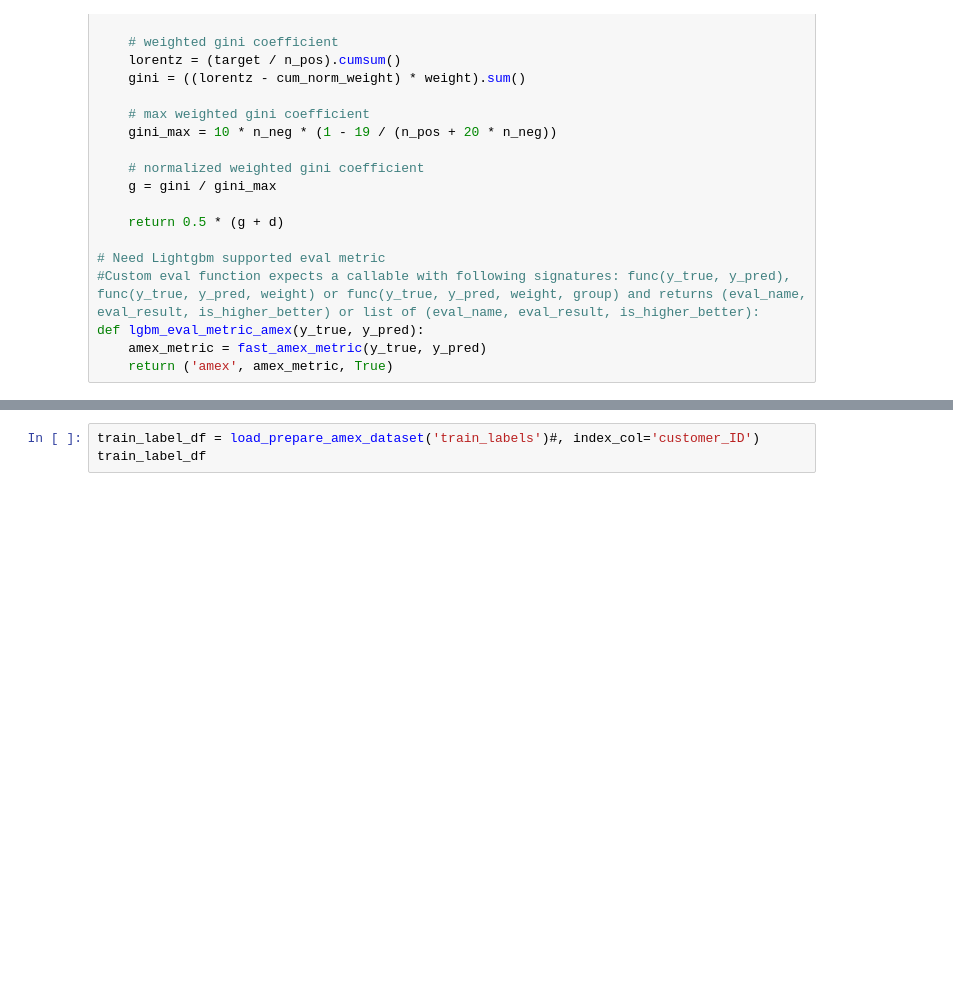
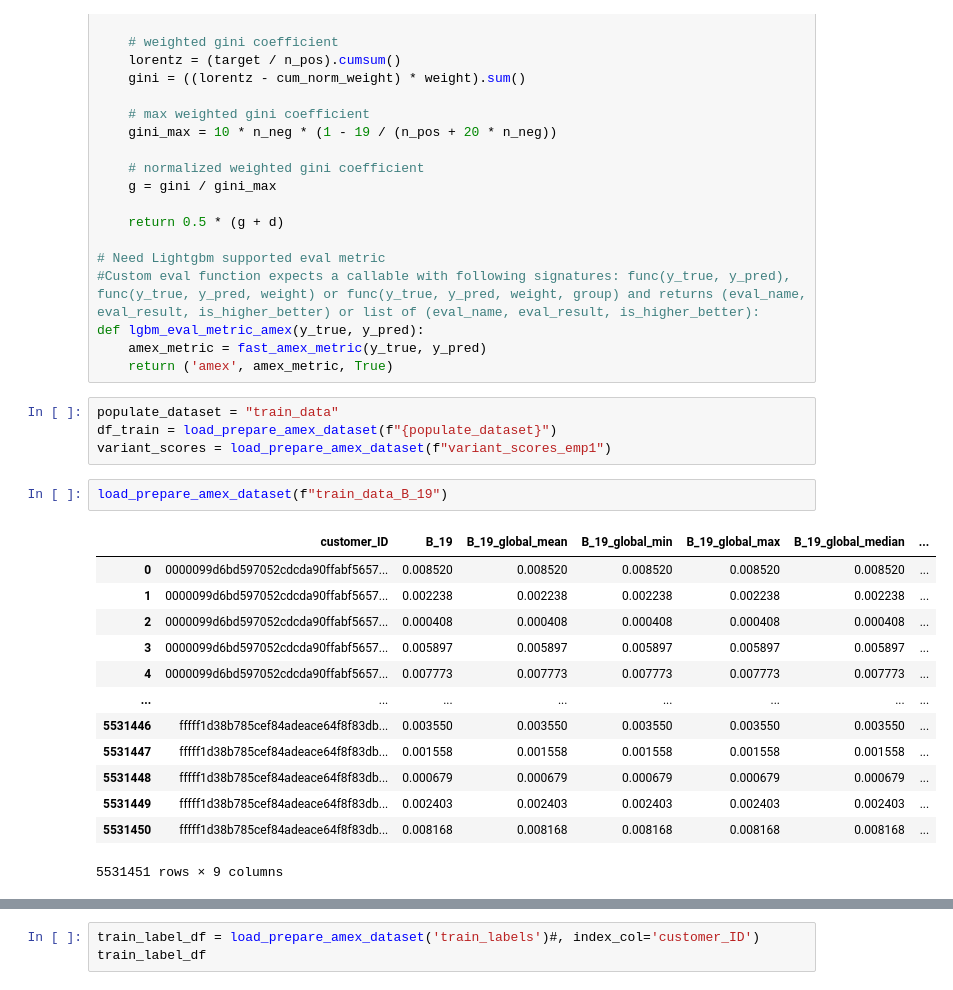
Before and after one commit to binarysentient/kaggle-binarysentient, a Jupyter notebook: amex-default-prediction/impute_insanity_amex_default.ipynb, the cells around one changed output, grey strips where cells are left out. Saved outputs shown, nothing was run; the diff lists cells and outputs as text; blank space fills up the shorter version.

```diff
--- a/amex-default-prediction/impute_insanity_amex_default.ipynb
+++ b/amex-default-prediction/impute_insanity_amex_default.ipynb
@@ -170,3 +159,23 @@ def fast_amex_metric(y_true: np.array, y_pred: np.array) -> float:
 def lgbm_eval_metric_amex(y_true, y_pred):
     amex_metric = fast_amex_metric(y_true, y_pred)
     return ('amex', amex_metric, True)
+# %%
+populate_dataset = "train_data"
+df_train = load_prepare_amex_dataset(f"{populate_dataset}")
+variant_scores = load_prepare_amex_dataset(f"variant_scores_emp1")
+# %%
+load_prepare_amex_dataset(f"train_data_B_19")
+# %% [output]
+|  | customer_ID | B_19 | B_19_global_mean | B_19_global_min | B_19_global_max | B_19_global_median | ... |
+| 0 | 0000099d6bd597052cdcda90ffabf5657... | 0.008520 | 0.008520 | 0.008520 | 0.008520 | 0.008520 | ... |
+| 1 | 0000099d6bd597052cdcda90ffabf5657... | 0.002238 | 0.002238 | 0.002238 | 0.002238 | 0.002238 | ... |
+| 2 | 0000099d6bd597052cdcda90ffabf5657... | 0.000408 | 0.000408 | 0.000408 | 0.000408 | 0.000408 | ... |
+| 3 | 0000099d6bd597052cdcda90ffabf5657... | 0.005897 | 0.005897 | 0.005897 | 0.005897 | 0.005897 | ... |
+| 4 | 0000099d6bd597052cdcda90ffabf5657... | 0.007773 | 0.007773 | 0.007773 | 0.007773 | 0.007773 | ... |
+| ... | ... | ... | ... | ... | ... | ... | ... |
+| 5531446 | fffff1d38b785cef84adeace64f8f83db... | 0.003550 | 0.003550 | 0.003550 | 0.003550 | 0.003550 | ... |
+| 5531447 | fffff1d38b785cef84adeace64f8f83db... | 0.001558 | 0.001558 | 0.001558 | 0.001558 | 0.001558 | ... |
+| 5531448 | fffff1d38b785cef84adeace64f8f83db... | 0.000679 | 0.000679 | 0.000679 | 0.000679 | 0.000679 | ... |
+| 5531449 | fffff1d38b785cef84adeace64f8f83db... | 0.002403 | 0.002403 | 0.002403 | 0.002403 | 0.002403 | ... |
+| 5531450 | fffff1d38b785cef84adeace64f8f83db... | 0.008168 | 0.008168 | 0.008168 | 0.008168 | 0.008168 | ... |
+5531451 rows × 9 columns
```
Also changed, not shown: parts of 15 cells of this notebook, 1 other file.
